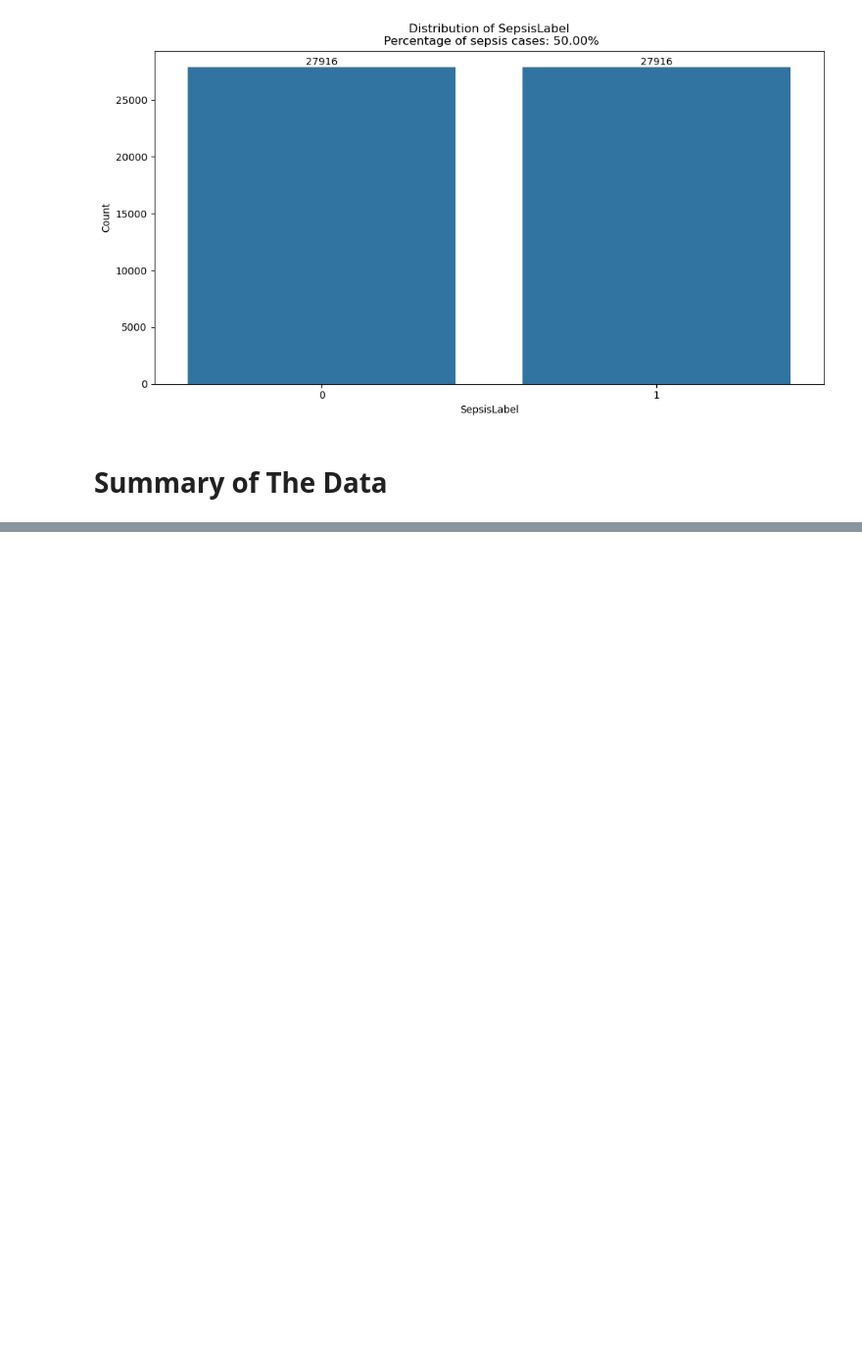
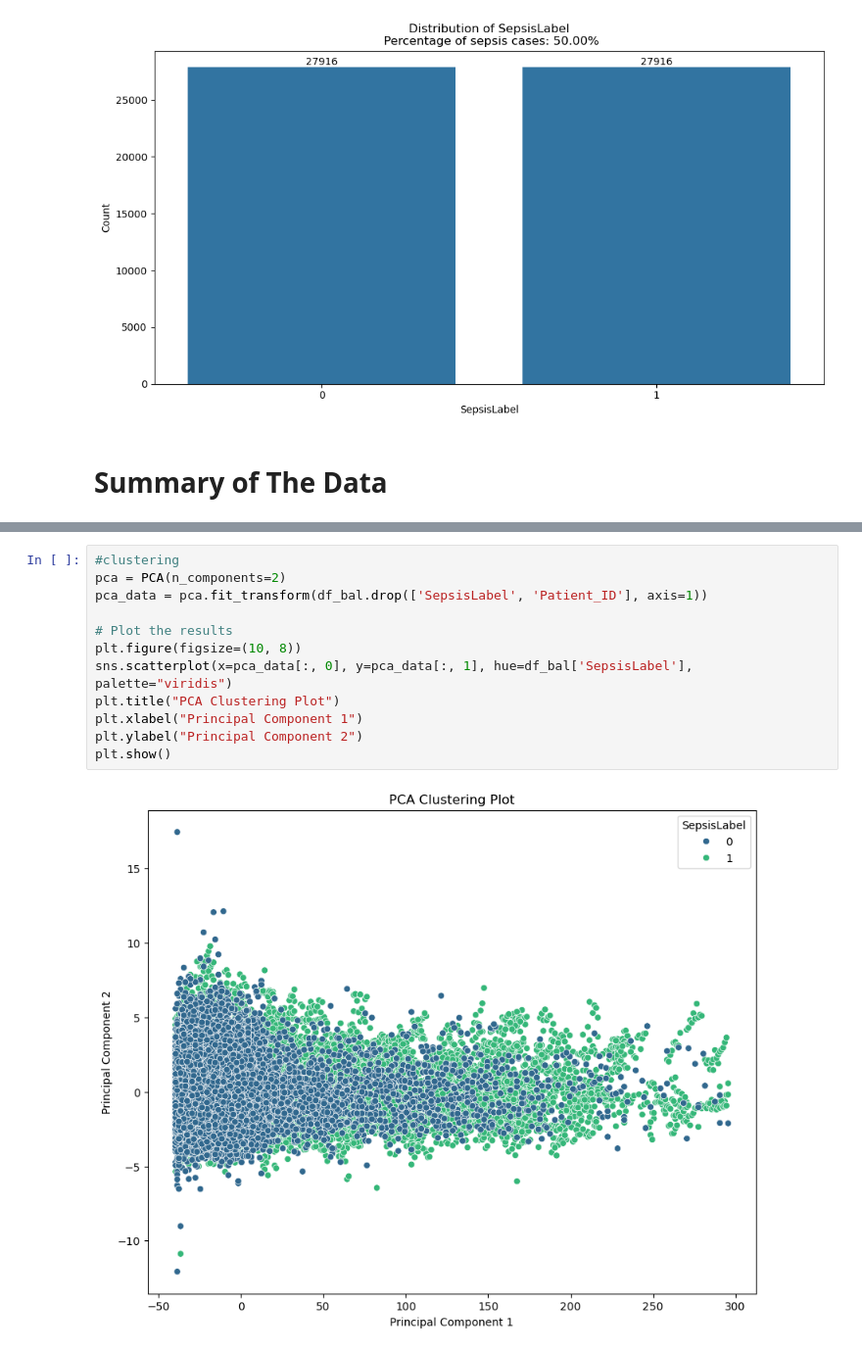
Before and after one commit to Sam-Mucyo/cs109a-final-proj, a Jupyter notebook: Final_MS3_Notebook.ipynb, the cells around one changed output, grey strips where cells are left out. Shown at 98% size. Saved outputs shown, nothing was run; the diff lists cells and outputs as text; blank space fills up the shorter version.

```diff
--- a/Final_MS3_Notebook.ipynb
+++ b/Final_MS3_Notebook.ipynb
@@ -260,0 +354,14 @@ check_class_imbalance(df_bal)
+# %%
+#clustering
+pca = PCA(n_components=2)
+pca_data = pca.fit_transform(df_bal.drop(['SepsisLabel', 'Patient_ID'], axis=1))
+
+# Plot the results
+plt.figure(figsize=(10, 8))
+sns.scatterplot(x=pca_data[:, 0], y=pca_data[:, 1], hue=df_bal['SepsisLabel'], palette="viridis")
+plt.title("PCA Clustering Plot")
+plt.xlabel("Principal Component 1")
+plt.ylabel("Principal Component 2")
+plt.show()
+# %% [output]
+[figure, added]
```
Also changed, not shown: parts of 7 cells of this notebook.
